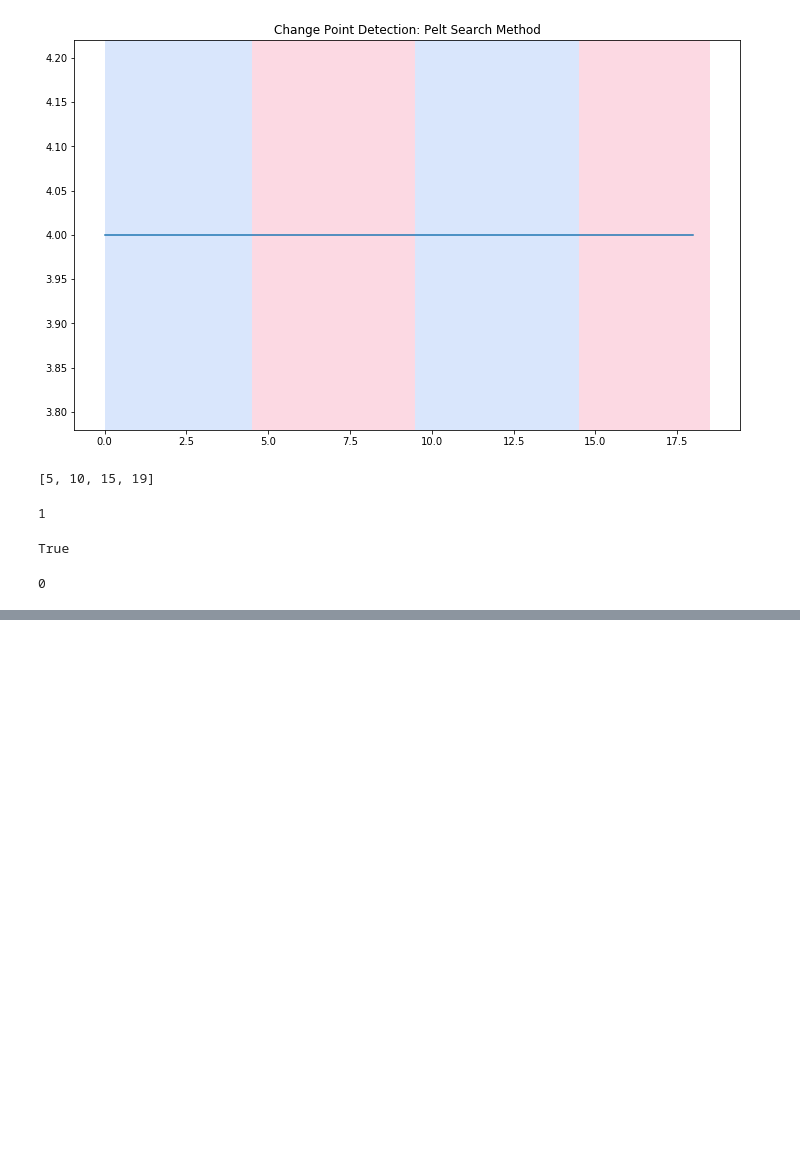
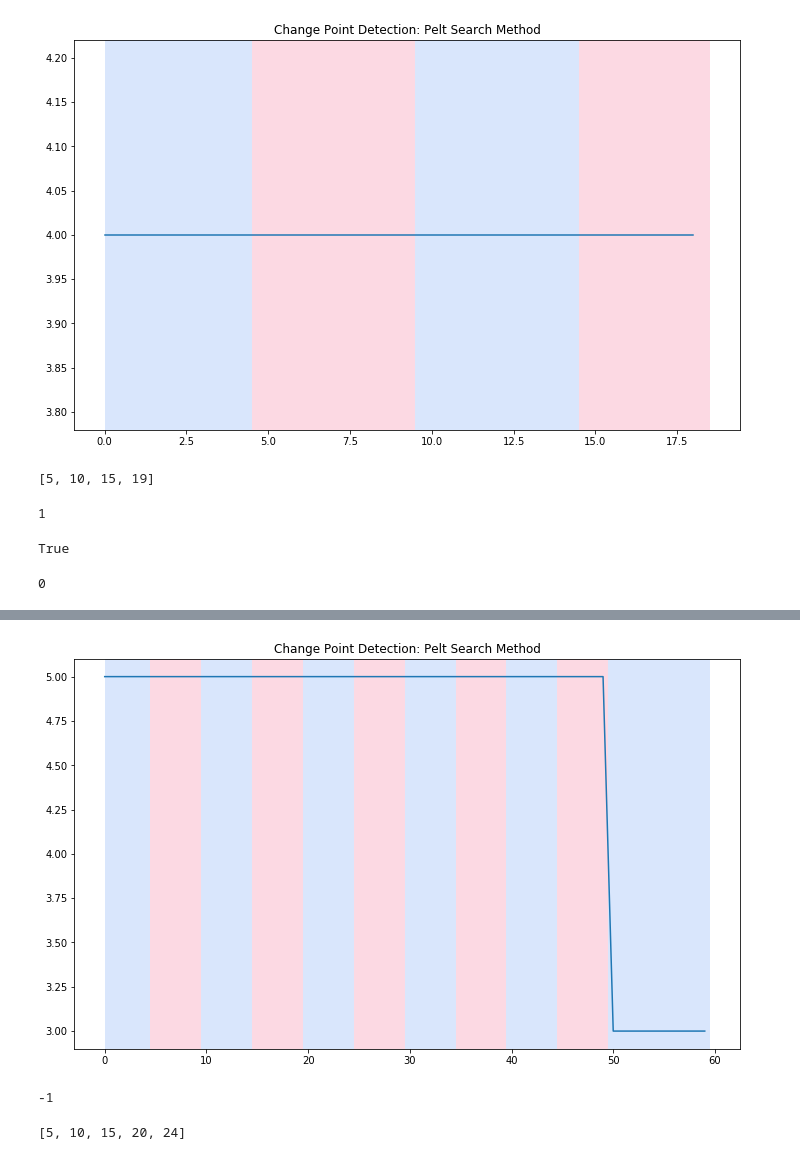
Before and after one commit to kmisterios/Diploma, a Jupyter notebook: Test.ipynb, the cells around one changed output, grey strips where cells are left out. Drawn from its saved outputs; the diff is of its cells as text; code cells hidden in the pictures; blank space fills up the shorter version.

```diff
--- a/Test.ipynb
+++ b/Test.ipynb
@@ -134,0 +320,21 @@ int(my_bkps[-1] % 5 in {1,2})
+# %%
+numbers = []
+for sample in data:
+    numbers.append(len(sample.keys()))
+numbers = np.array(numbers)
+model = "l2"
+algo = rpt.Binseg(model=model).fit(numbers)
+result = algo.predict(n_bkps=10)
+rpt.show.display(numbers, result, figsize=(10, 6))
+plt.title('Change Point Detection: Pelt Search Method')
+plt.show()
+# %% [output]
+[figure, added]
+# %%
+len(result) - int(result[-1] / 5) + int(result[-1] % 5 in {1, 2})
+# %% [output]
+-1
+# %%
+result
+# %% [output]
+[5, 10, 15, 20, 24]
```
Also changed, not shown: parts of 23 cells of this notebook, 7 other files.
